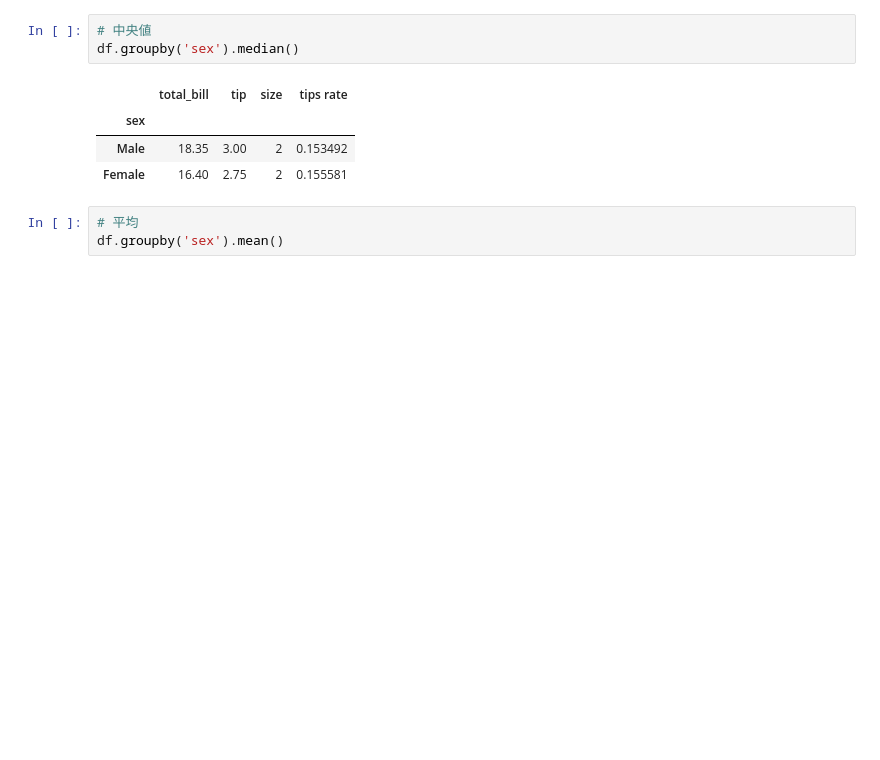
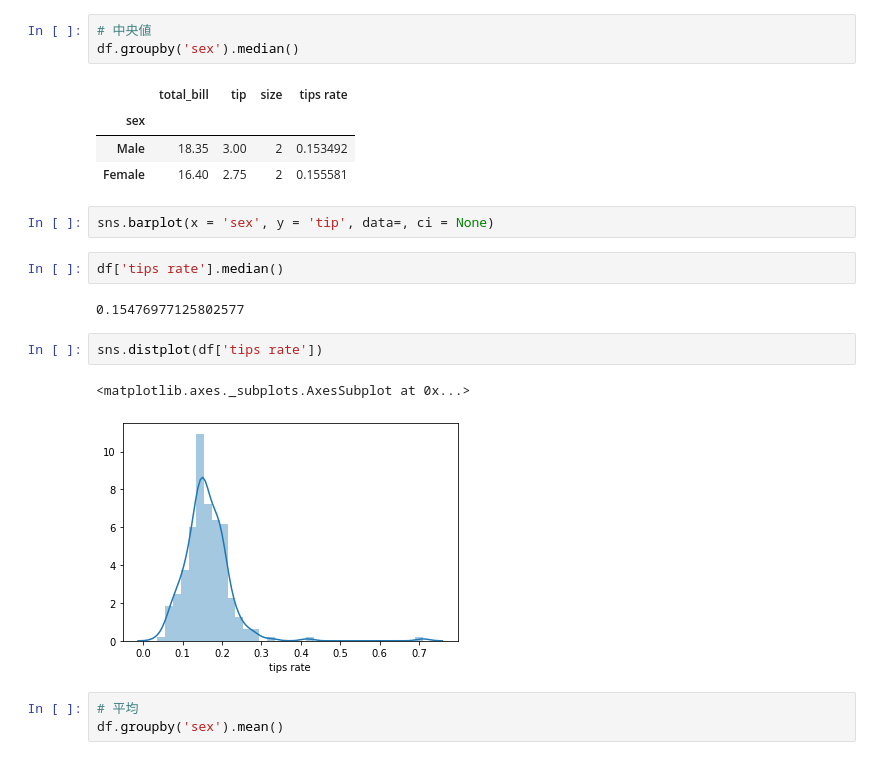
Before and after one commit to kenichir0/stats, a Jupyter notebook: stats1.ipynb, the cells around one changed output. Saved outputs shown, nothing was run; the diff lists cells and outputs as text; blank space fills up the shorter version.

```diff
--- a/stats1.ipynb
+++ b/stats1.ipynb
@@ -96,6 +83,17 @@ df.groupby('sex').median()
 | sex |  |  |  |  |
 | Male | 18.35 | 3.00 | 2 | 0.153492 |
 | Female | 16.40 | 2.75 | 2 | 0.155581 |
+# %%
+sns.barplot(x = 'sex', y = 'tip', data=, ci = None)
+# %%
+df['tips rate'].median()
+# %% [output]
+0.15476977125802577
+# %%
+sns.distplot(df['tips rate'])
+# %% [output]
+<matplotlib.axes._subplots.AxesSubplot at 0x...>
+[figure, added]
 # %%
 # 平均
 df.groupby('sex').mean()
```
Also changed, not shown: parts of 14 cells of this notebook, 3 other files.
